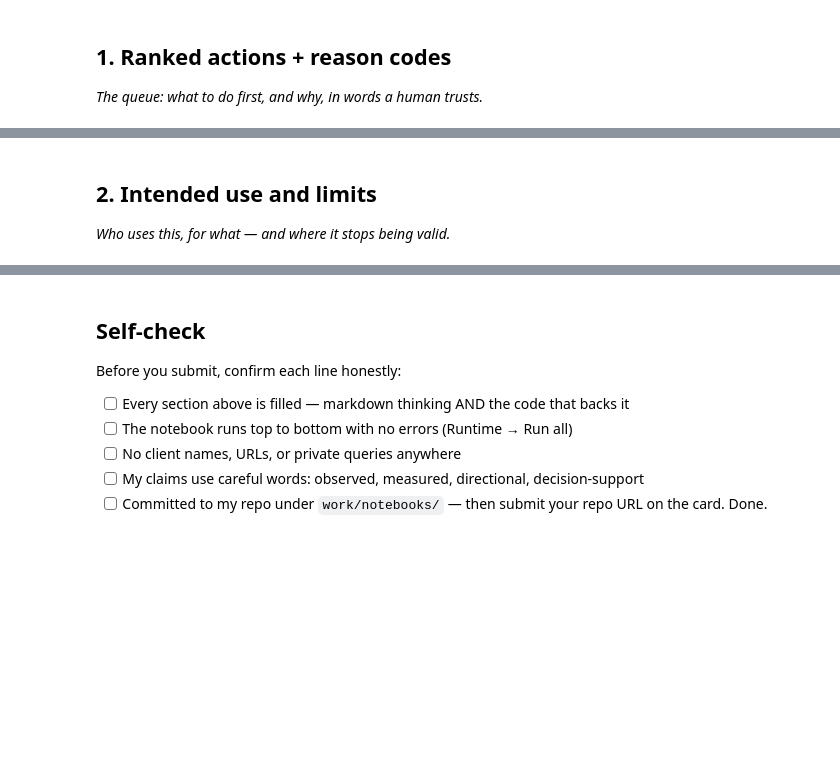
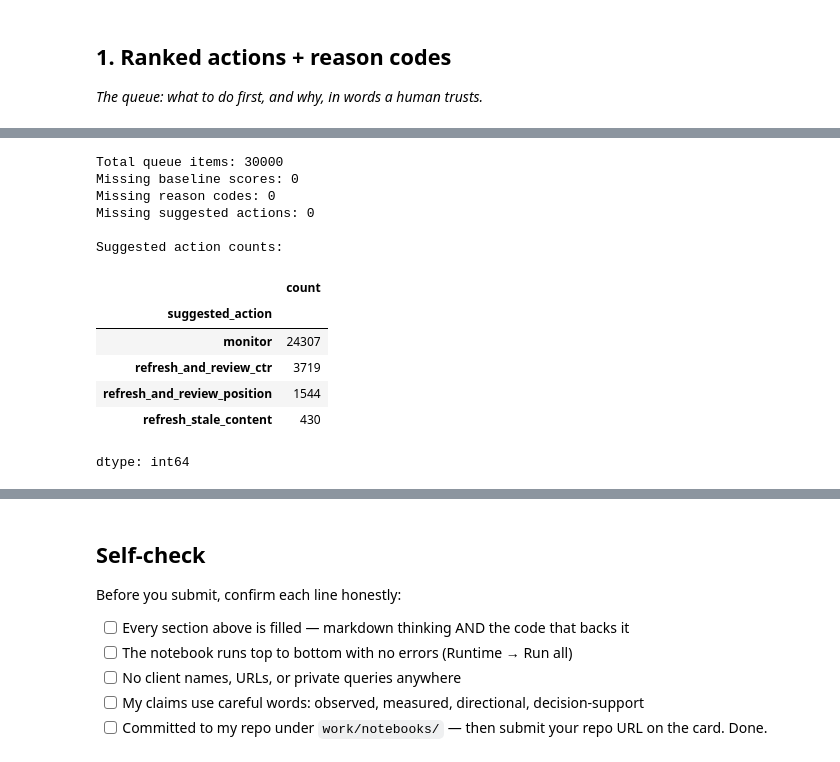
Before and after one commit to Ravindrathalari06/flyrank-internship-ml, a Jupyter notebook: work/notebooks/w07_action_playbook.ipynb, the cells around one changed output, grey strips where cells are left out. Cells and saved outputs as stored; diff of their text form; code cells hidden in the pictures; blank space fills up the shorter version.

```diff
--- a/work/notebooks/w07_action_playbook.ipynb
+++ b/work/notebooks/w07_action_playbook.ipynb
@@ -13,7 +263,41 @@ This skeleton is yours to fill. Work the sections **in order** — each one has
 # %%
 # This cell is for CODE (numbers, a query, a check).
 # Write your text answer in the cell ABOVE this one — typing sentences here breaks Run All.
+# ML-10 Section 2: Intended use and limits
+# Basic checks that the action queue contains usable recommendations.
+
+print("Total queue items:", len(queue))
+
+print(
+    "Missing baseline scores:",
+    queue["baseline_action_score"].isna().sum()
+)
+
+print(
+    "Missing reason codes:",
+    queue["reason_codes"].isna().sum()
+)
+
+print(
+    "Missing suggested actions:",
+    queue["suggested_action"].isna().sum()
+)
+
+print("\nSuggested action counts:")
+display(
+    queue["suggested_action"].value_counts()
+)
+# %% [output]
+Total queue items: 30000
+Missing baseline scores: 0
+Missing reason codes: 0
+Missing suggested actions: 0
+
+Suggested action counts:
+|  | count |
+| suggested_action |  |
+| monitor | 24307 |
+| refresh_and_review_ctr | 3719 |
+| refresh_and_review_position | 1544 |
+| refresh_stale_content | 430 |
+dtype: int64
-# %% [markdown]
-## 2. Intended use and limits
-
-*Who uses this, for what — and where it stops being valid.*
```
Also changed, not shown: parts of 15 cells of this notebook.
